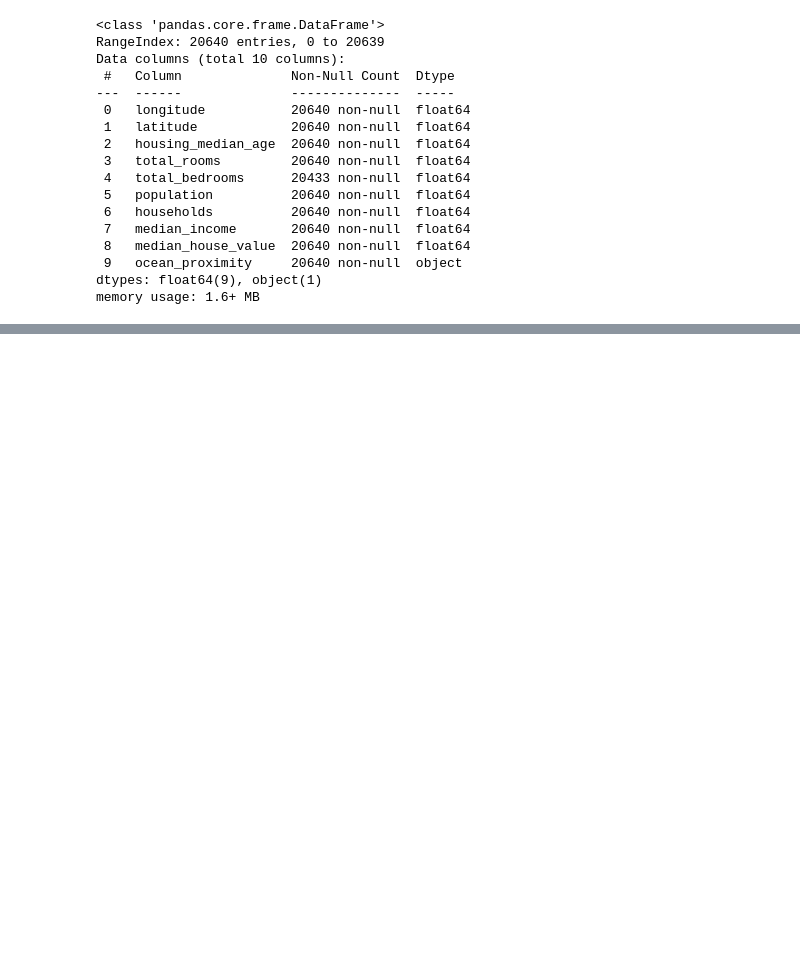
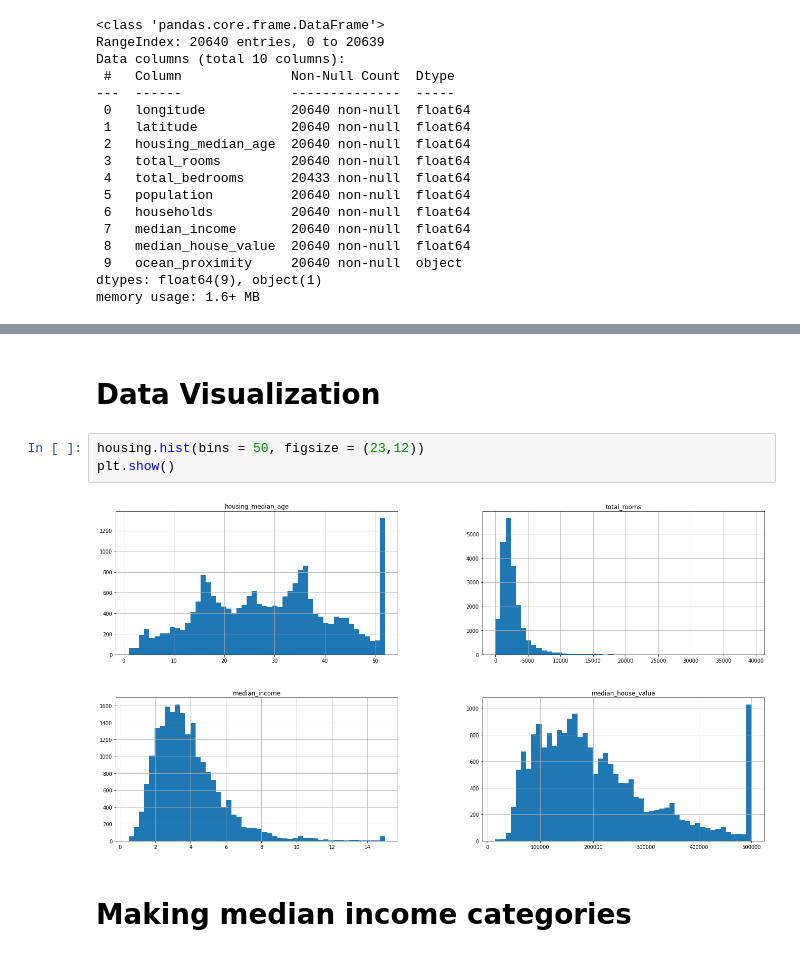
Before and after one commit to iupui-soic/pybootcamp, a Jupyter notebook: Mothi_Gowtham_bootcamp_1_2.ipynb, the cells around one changed output, grey strips where cells are left out. Cells and saved outputs as stored; diff of their text form; blank space fills up the shorter version.

```diff
--- a/Mothi_Gowtham_bootcamp_1_2.ipynb
+++ b/Mothi_Gowtham_bootcamp_1_2.ipynb
@@ -29,0 +53,9 @@ Completed half of the code but forgot to save here
+# %% [markdown]
+# **Data Visualization**
+# %%
+housing.hist(bins = 50, figsize = (23,12))
+plt.show()
+# %% [output]
+[figure, added]
+# %% [markdown]
+# **Making median income categories**
```
Also changed, not shown: parts of 35 cells of this notebook.
